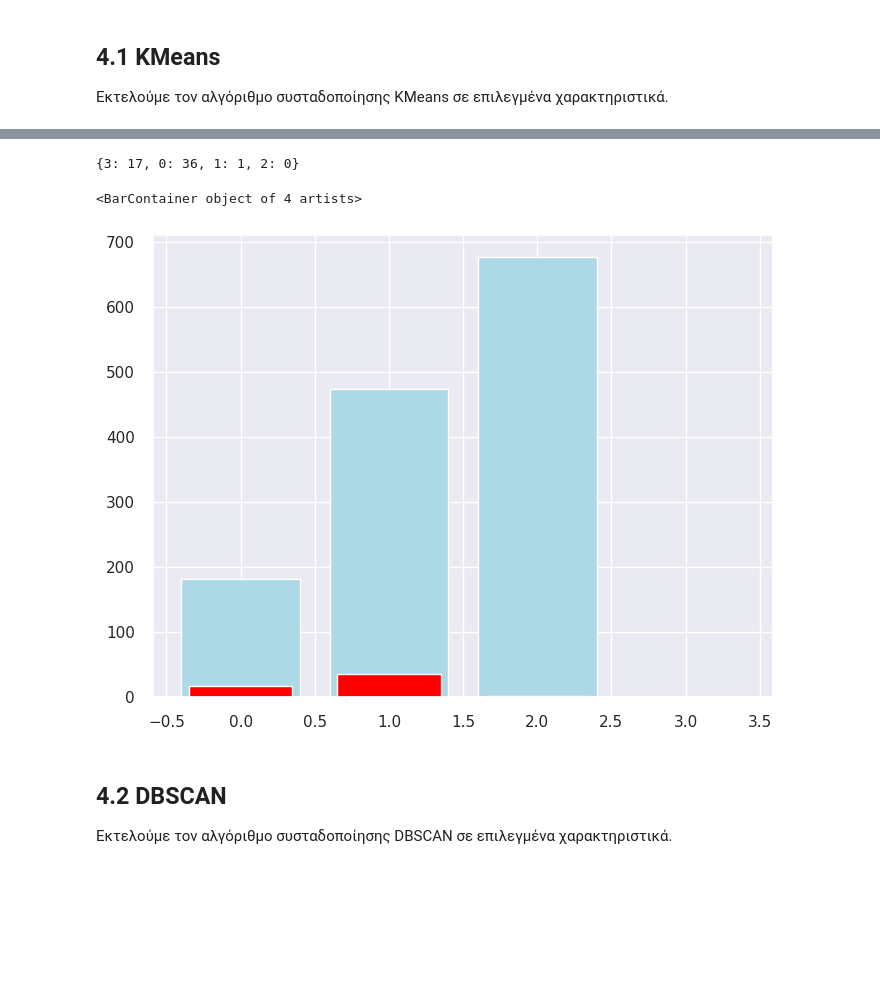
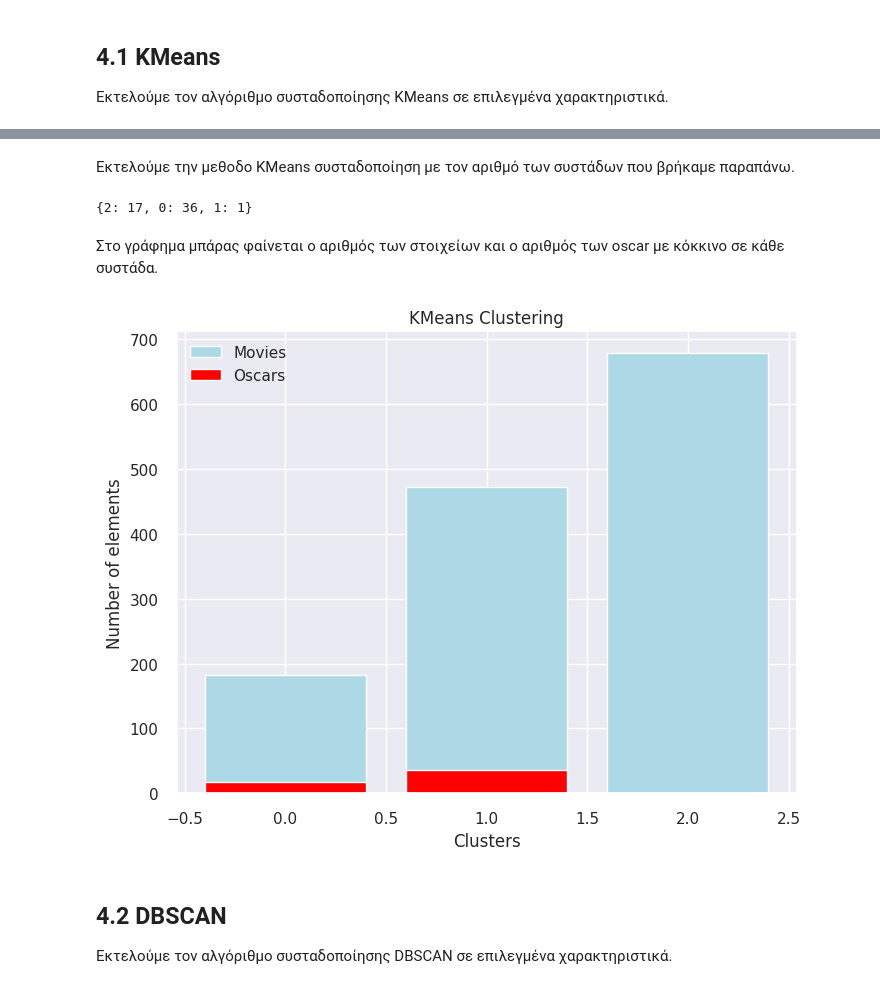
Before and after one commit to AAleksandros/HUA-DIT-Data-mining-project, a Jupyter notebook: project.ipynb, the cells around one changed output, grey strips where cells are left out. Saved outputs shown, nothing was run; the diff lists cells and outputs as text; code cells hidden in the pictures; blank space fills up the shorter version.

```diff
--- a/project.ipynb
+++ b/project.ipynb
@@ -600,7 +601,8 @@ for i in range(2,11):
     inertia.append(kmeans_pca.inertia_)
 # %%
 plt.figure(figsize=(10,6))
-sns.set_theme(style='darkgrid', font_scale=1.25)
+# sns.set_theme(style='darkgrid', font_scale=1.25)
+sns.set_theme()
 ax = sns.lineplot(x = range(2, 11),
              y = inertia,
              marker='o', markerfacecolor='black',
@@ -617,6 +619,8 @@ Text(0.5, 1.0, 'Elbow method graph')
+# %% [markdown]
+Εκτελούμε την μεθοδο KMeans συσταδοποίηση με τον αριθμό των συστάδων που βρήκαμε παραπάνω.
 # %%
 # Calculate KMeans clusters
-kmeans = KMeans(n_clusters=4, init='k-means++', n_init=10, max_iter=100, random_state=42)
+kmeans = KMeans(n_clusters=3, init='k-means++', n_init=10, max_iter=100, random_state=42)
 kmeans.fit(principal_components_df)
 
 #Append clusters to dataframe
@@ -634,28 +638,34 @@ for oscar, cluster in zip(df_cl['oscar_winners'], df_cl['kmeans']):
 
 kmeans_oscars
 # %% [output]
-{3: 17, 0: 36, 1: 1, 2: 0}
+{2: 17, 0: 36, 1: 1}
+# %% [markdown]
+Στο γράφημα μπάρας φαίνεται ο αριθμός των στοιχείων και ο αριθμός των oscar με κόκκινο σε κάθε συστάδα.
 # %%
 # Plot clusters
 labels = []
 for item in set(kmeans.labels_):
     labels.append(item)
 
 numbers = []
 for key in kmeans_dict:
      numbers.append(kmeans_dict[key])
 
 oscar = []
 for key in kmeans_oscars:
      oscar.append(kmeans_oscars[key])
 
 sns.set_theme()
 plt.figure(figsize=(8,6))
-plt.bar(labels, numbers, color='lightblue')
-plt.bar(labels, oscar, width=0.7, color='red')
+plt.bar(labels, numbers, color='lightblue', label='Movies')
+plt.bar(labels, oscar, width=0.8, color='red', label='Oscars')
+plt.title('KMeans Clustering')
+plt.xlabel('Clusters')
+plt.ylabel('Number of elements')
+plt.legend()
+plt.show()
 # %% [output]
-<BarContainer object of 4 artists>
-[figure, old version]
+[figure, new version]
 # %% [markdown]
 ## 4.2 DBSCAN
 Εκτελούμε τον αλγόριθμο συσταδοποίησης DBSCAN σε επιλεγμένα χαρακτηριστικά.
```
Also changed, not shown: parts of 10 cells of this notebook.
